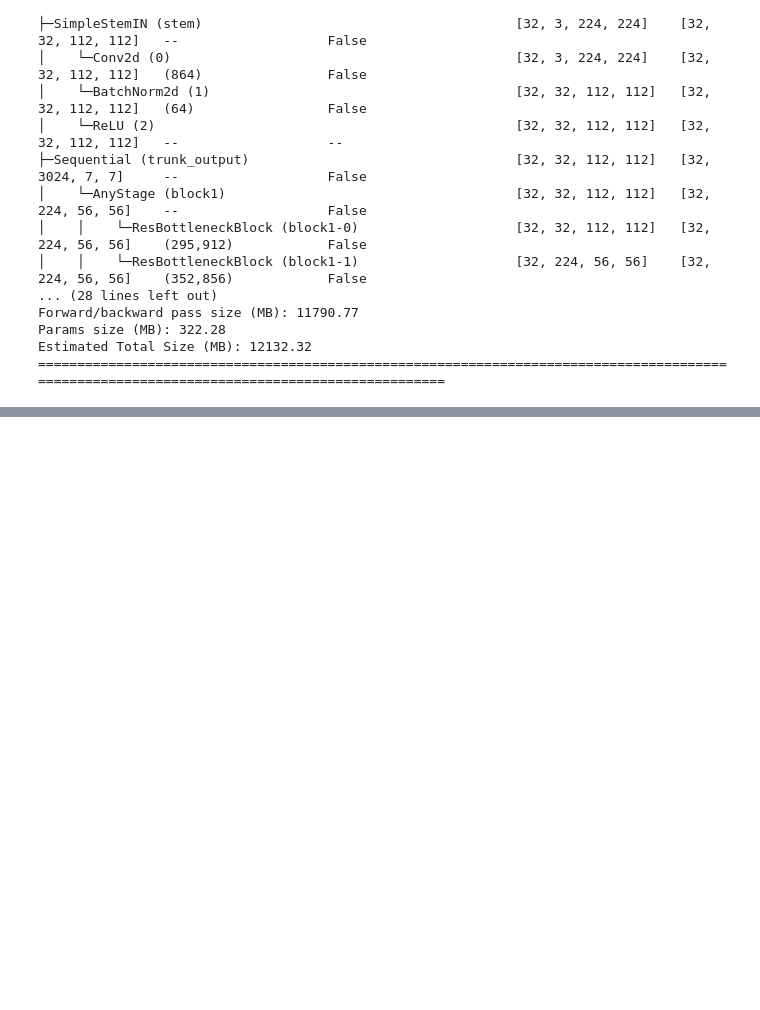
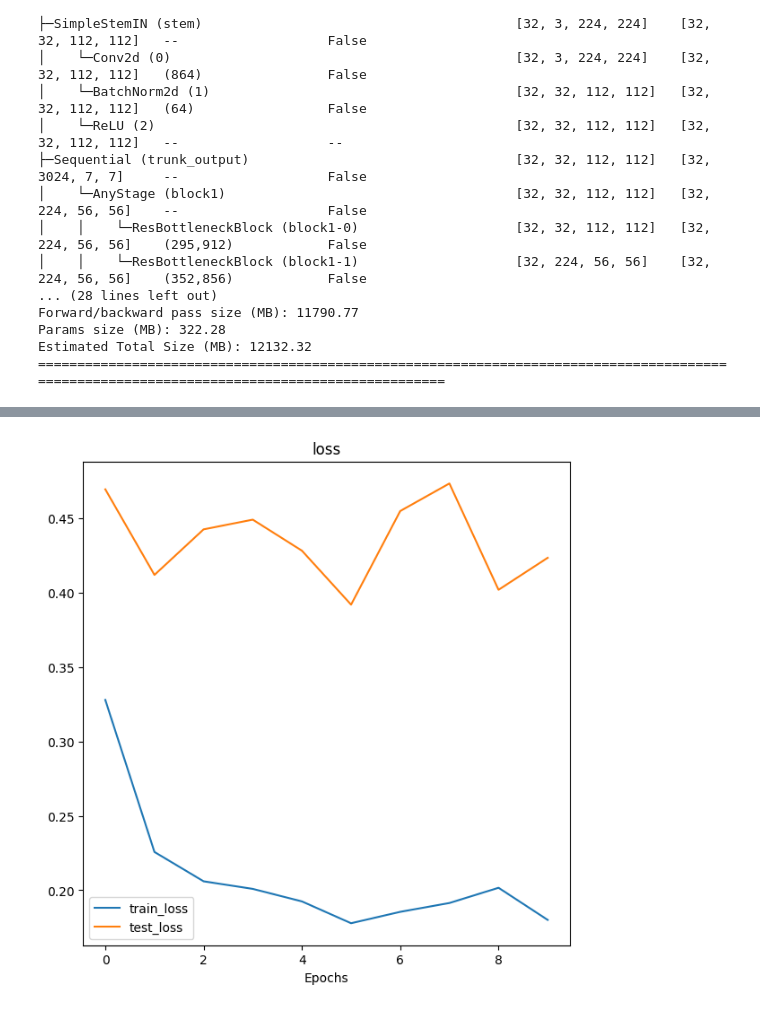
Before and after one commit to ayda76/DeepLearningPytorch, a Jupyter notebook: Pneumonia/pneumonia_kaggle_imageclassification.ipynb, the cells around one changed output, grey strips where cells are left out. Cells and saved outputs as stored; diff of their text form; code cells hidden in the pictures; blank space fills up the shorter version.

Commit message:
several pretrained models are tested

```diff
--- a/Pneumonia/pneumonia_kaggle_imageclassification.ipynb
+++ b/Pneumonia/pneumonia_kaggle_imageclassification.ipynb
@@ -210,0 +231,6 @@ RegNet(
+# %%
+weights=torchvision.models.EfficientNet_B3_Weights.IMAGENET1K_V1
+model_2=torchvision.models.efficientnet_b3(weights=weights)
+for param in model_2.parameters():
+  param.requires_grad=False
+model_2
@@ -210,0 +256,5 @@ RegNet(
+# %%
+model_2.classifier=nn.Sequential(
+    nn.Dropout(p=0.3, inplace=True),
+    nn.Linear(in_features=1536, out_features=len(class_names), bias=True)
+  ).to(device)
@@ -427,0 +601,20 @@ plot_loss_curves(model0_results)
+# %%
+#model_2 train test
+optimizer_2=torch.optim.Adam(params=model_2.parameters(),lr=0.001)
+from timeit import default_timer as timer
+start_time=timer()
+results_2=train_test(model=model_2,
+                     train_dataloader=train_dataloader,
+                     test_dataloader=test_dataloader,
+                     loss_fn=loss_fn,
+                     optimizer=optimizer_2,
+                     accuracy=accuracy,
+                     device=device,
+                     epochs=10)
+end_time=timer()
+print(f"train time: {end_time- start_time:.3f} seconds")
+#best train loss: 0.17
+#best train accuracy:0.929
+#best test loss:0.39
+#best test accuracy:0.81
+#train time: 803.721 seconds
@@ -427,0 +633,4 @@ plot_loss_curves(model0_results)
+# %%
+plot_loss_curves(results_2)
+# %% [output]
+[figure, added]
```
Also changed, not shown: parts of 26 cells of this notebook.
